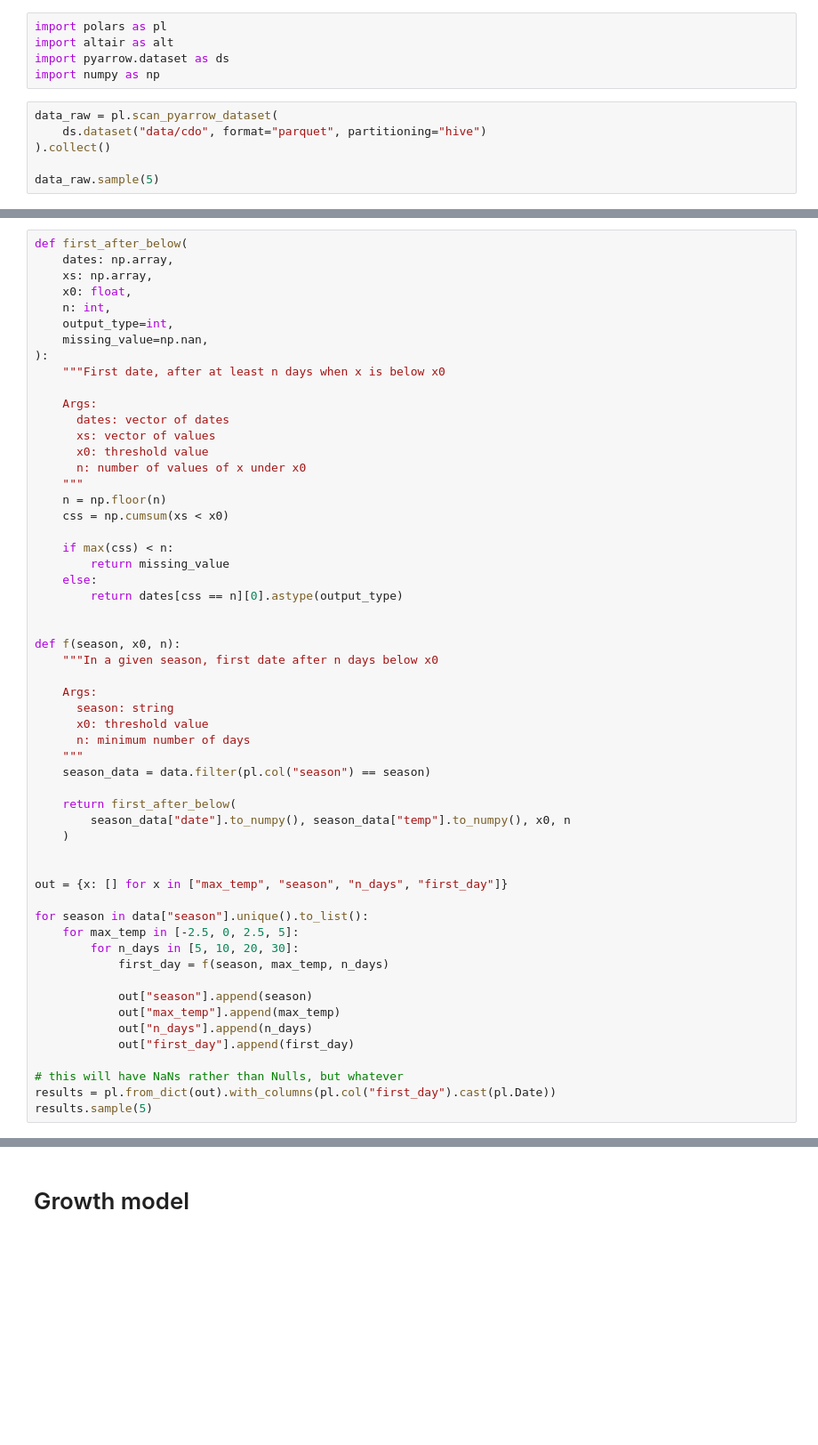
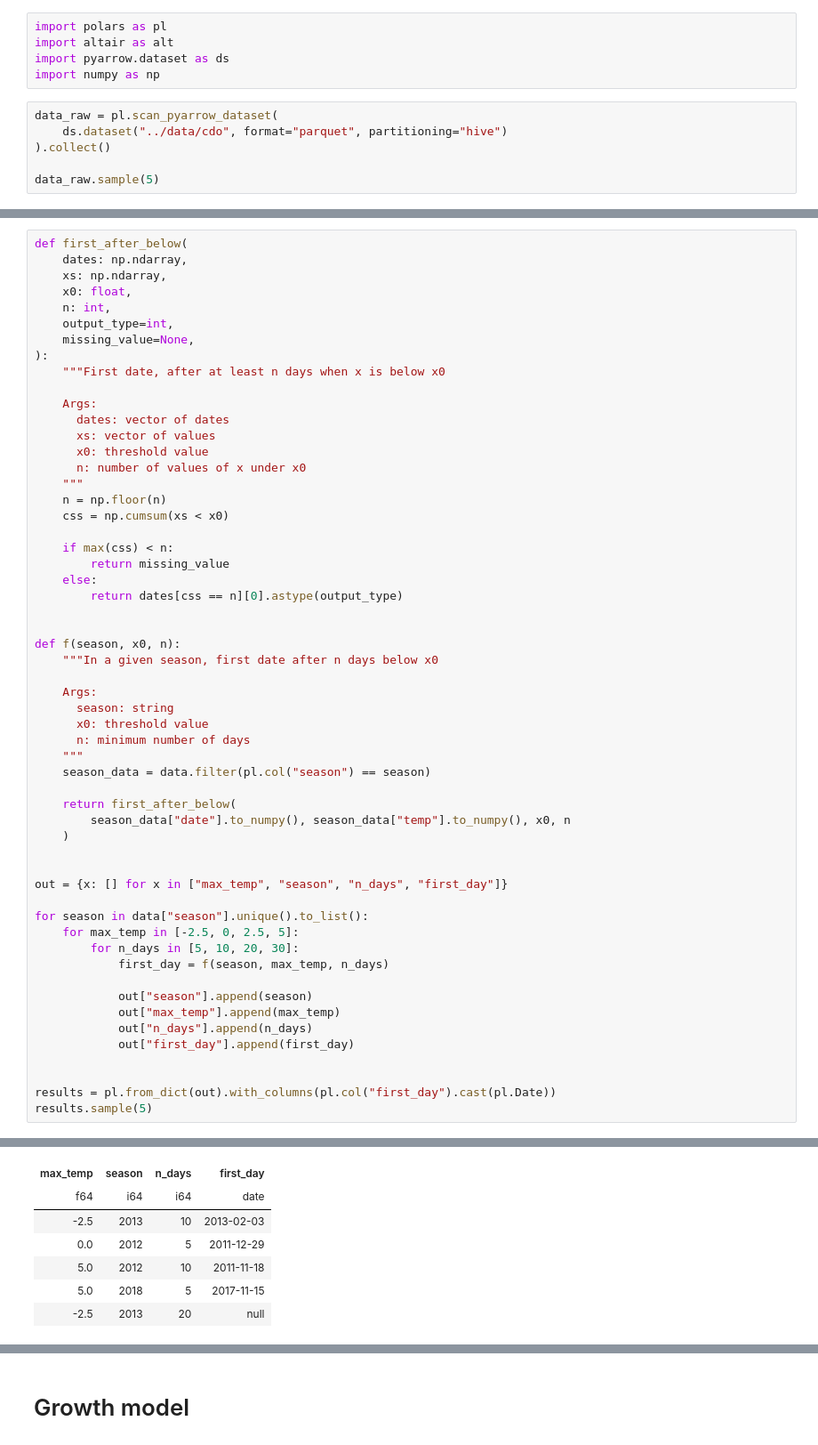
Before and after one commit to swo/sakura, a Jupyter notebook: scripts/eda.ipynb, the cells around one changed output, grey strips where cells are left out. Shown at 89% size. Drawn from its saved outputs; the diff is of its cells as text; blank space fills up the shorter version.

```diff
--- a/scripts/eda.ipynb
+++ b/scripts/eda.ipynb
@@ -15,7 +15,7 @@ import pyarrow.dataset as ds
 import numpy as np
 # %%
 data_raw = pl.scan_pyarrow_dataset(
-    ds.dataset("data/cdo", format="parquet", partitioning="hive")
+    ds.dataset("../data/cdo", format="parquet", partitioning="hive")
 ).collect()
 
 data_raw.sample(5)
@@ -70,11 +91,11 @@ def csnn(x: pl.Expr) -> pl.Expr:
 # %%
 def first_after_below(
-    dates: np.array,
-    xs: np.array,
+    dates: np.ndarray,
+    xs: np.ndarray,
     x0: float,
     n: int,
     output_type=int,
-    missing_value=np.nan,
+    missing_value=None,
 ):
     """First date, after at least n days when x is below x0
 
@@ -120,6 +141,7 @@ for season in data["season"].unique().to_list():
             out["n_days"].append(n_days)
             out["first_day"].append(first_day)
 
-# this will have NaNs rather than Nulls, but whatever
+
 results = pl.from_dict(out).with_columns(pl.col("first_day").cast(pl.Date))
 results.sample(5)
+# %% [output]
@@ -126,3 +149,10 @@ results.sample(5)
+| max_temp | season | n_days | first_day |
+| f64 | i64 | i64 | date |
+| -2.5 | 2013 | 10 | 2013-02-03 |
+| 0.0 | 2012 | 5 | 2011-12-29 |
+| 5.0 | 2012 | 10 | 2011-11-18 |
+| 5.0 | 2018 | 5 | 2017-11-15 |
+| -2.5 | 2013 | 20 | null |
 # %%
 (
     alt.Chart(
```
Also changed, not shown: parts of 11 cells of this notebook.
